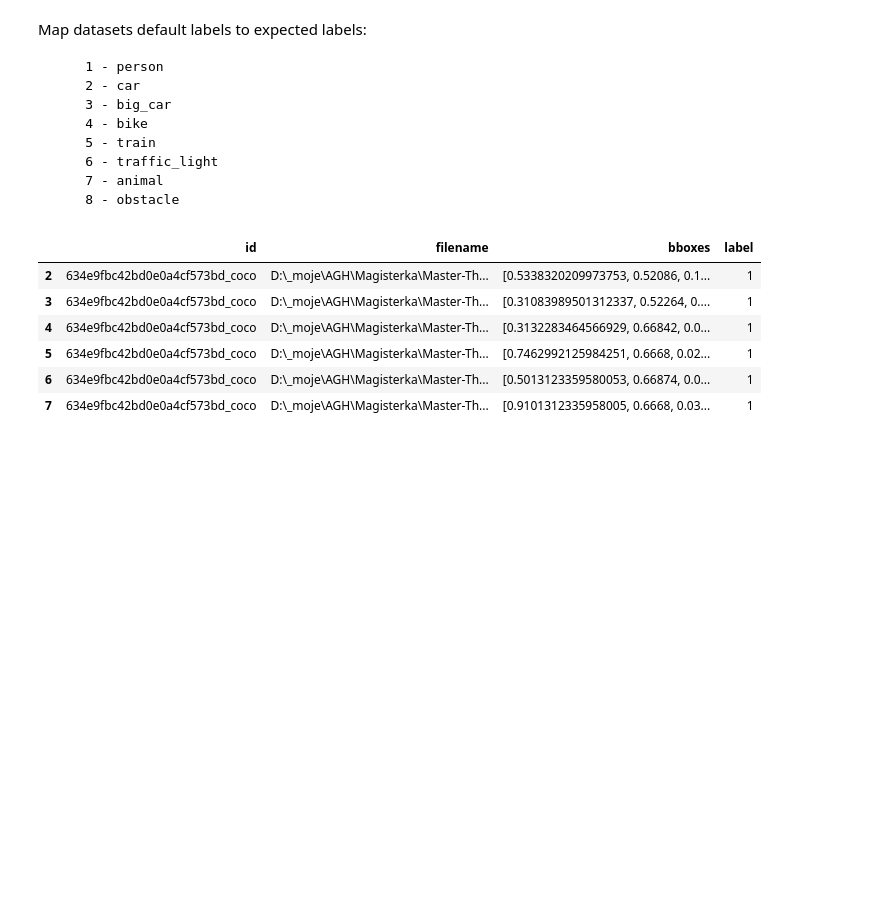
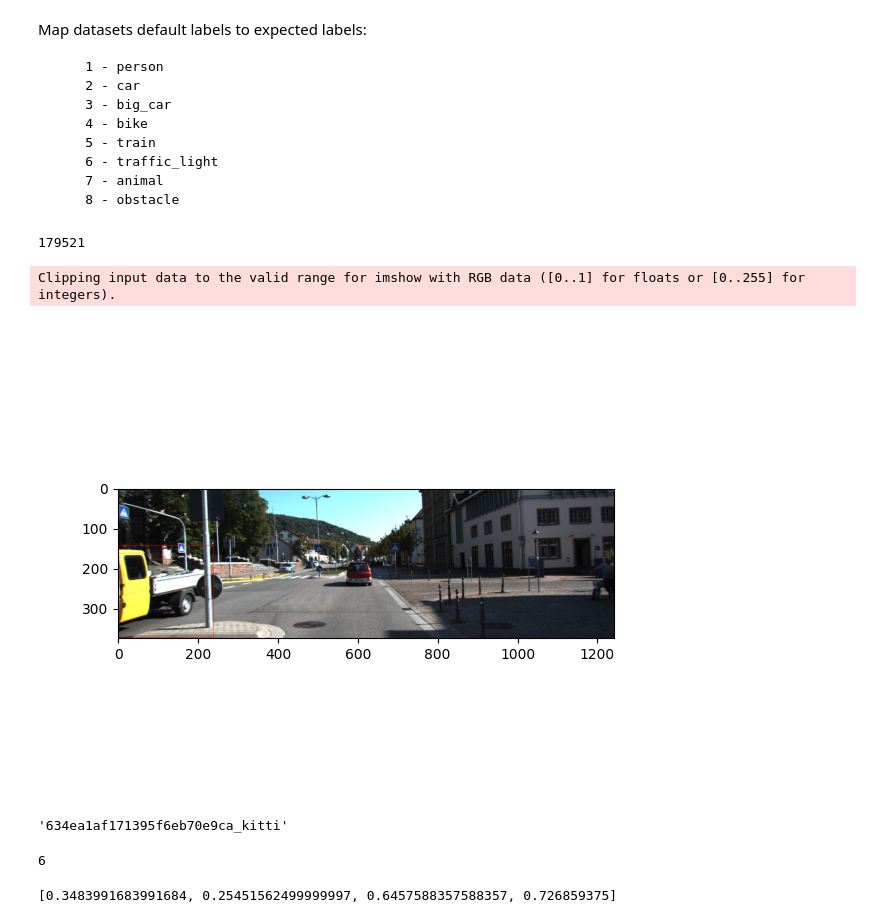
Before and after one commit to PWiercioch/Master-Thesis, a Jupyter notebook: model_training/OD/data/dataset_handler.ipynb, the cells around one changed output. Cells and saved outputs as stored; diff of their text form; code cells hidden in the pictures; blank space fills up the shorter version.

```diff
--- a/model_training/OD/data/dataset_handler.ipynb
+++ b/model_training/OD/data/dataset_handler.ipynb
@@ -201,10 +214,0 @@ for img in bdd_train_6000:
-# %%
-kitti_labels = []
-for img in kitti_train_6000:
-    for det in img.ground_truth.detections:
-        kitti_labels.append(det.label)
-# %%
-coco_labels = []
-for img in coco_train:
-    for det in img.ground_truth.detections:
-        coco_labels.append(det.label)
@@ -389,4 +356,11 @@ kitti_handler = KITTIHandler()
 # %%
-id, filename, boxes, labels = coco_handler.handle(coco_train, [], [], [], [])
-id, filename, boxes, labels = bdd_handler.handle(bdd_train_6000, id, filename, boxes, labels)
-id, filename, boxes, labels = kitti_handler.handle(kitti_train_6000, id, filename, boxes, labels)
+def create_pandas_blueprint(coco_ds, bdd_ds, kitti_ds):
+    coco_handler = COCOHandler()
+    bdd_handler = BDDHandler()
+    kitti_handler = KITTIHandler()
+
+    id, filename, boxes, labels = coco_handler.handle(coco_ds, [], [], [], [])
+    id, filename, boxes, labels = bdd_handler.handle(bdd_ds, id, filename, boxes, labels)
+    id, filename, boxes, labels = kitti_handler.handle(kitti_ds, id, filename, boxes, labels)
+
+    return pd.DataFrame({"id": id,"filename": filename, "bboxes": boxes, "label": labels})
@@ -398,10 +367,2 @@ ids = shuffle(ids)
-# %%
-dataset_df.query(f'id == "{ids[2]}"')
-# %% [output]
-|  | id | filename | bboxes | label |
-| 2 | 634e9fbc42bd0e0a4cf573bd_coco | D:\_moje\AGH\Magisterka\Master-Th... | [0.5338320209973753, 0.52086, 0.1... | 1 |
-| 3 | 634e9fbc42bd0e0a4cf573bd_coco | D:\_moje\AGH\Magisterka\Master-Th... | [0.31083989501312337, 0.52264, 0.... | 1 |
-| 4 | 634e9fbc42bd0e0a4cf573bd_coco | D:\_moje\AGH\Magisterka\Master-Th... | [0.3132283464566929, 0.66842, 0.0... | 1 |
-| 5 | 634e9fbc42bd0e0a4cf573bd_coco | D:\_moje\AGH\Magisterka\Master-Th... | [0.7462992125984251, 0.6668, 0.02... | 1 |
-| 6 | 634e9fbc42bd0e0a4cf573bd_coco | D:\_moje\AGH\Magisterka\Master-Th... | [0.5013123359580053, 0.66874, 0.0... | 1 |
-| 7 | 634e9fbc42bd0e0a4cf573bd_coco | D:\_moje\AGH\Magisterka\Master-Th... | [0.9101312335958005, 0.6668, 0.03... | 1 |
+# %%
+dataset_df = create_pandas_blueprint(coco_train, bdd_train_6000, kitti_train_6000)
@@ -407,0 +372,30 @@ dataset_df.query(f'id == "{ids[2]}"')
+# %%
+len(dataset_df)
+# %% [output]
+179521
+# %%
+coco = dataset_df.loc[170000]
+img = plt.imread(coco['filename'])
+
+img = cv2.rectangle(img, (int(img.shape[1] * coco['bboxes'][0]), int(img.shape[0] * coco['bboxes'][1])),
+(int((coco['bboxes'][0] + coco['bboxes'][2]) * img.shape[1]), int((coco['bboxes'][1] + coco['bboxes'][3]) * img.shape[0])),
+(125, 0, 0), 1)
+
+plt.imshow(img)
+
+plt.show()
+# %% [output]
+Clipping input data to the valid range for imshow with RGB data ([0..1] for floats or [0..255] for integers).
+[figure, added]
+# %%
+coco['id']
+# %% [output]
+'634ea1af171395f6eb70e9ca_kitti'
+# %%
+coco['label']
+# %% [output]
+6
+# %%
+coco['bboxes']
+# %% [output]
+[0.3483991683991684, 0.25451562499999997, 0.6457588357588357, 0.726859375]
```
Also changed, not shown: parts of 35 cells of this notebook.
